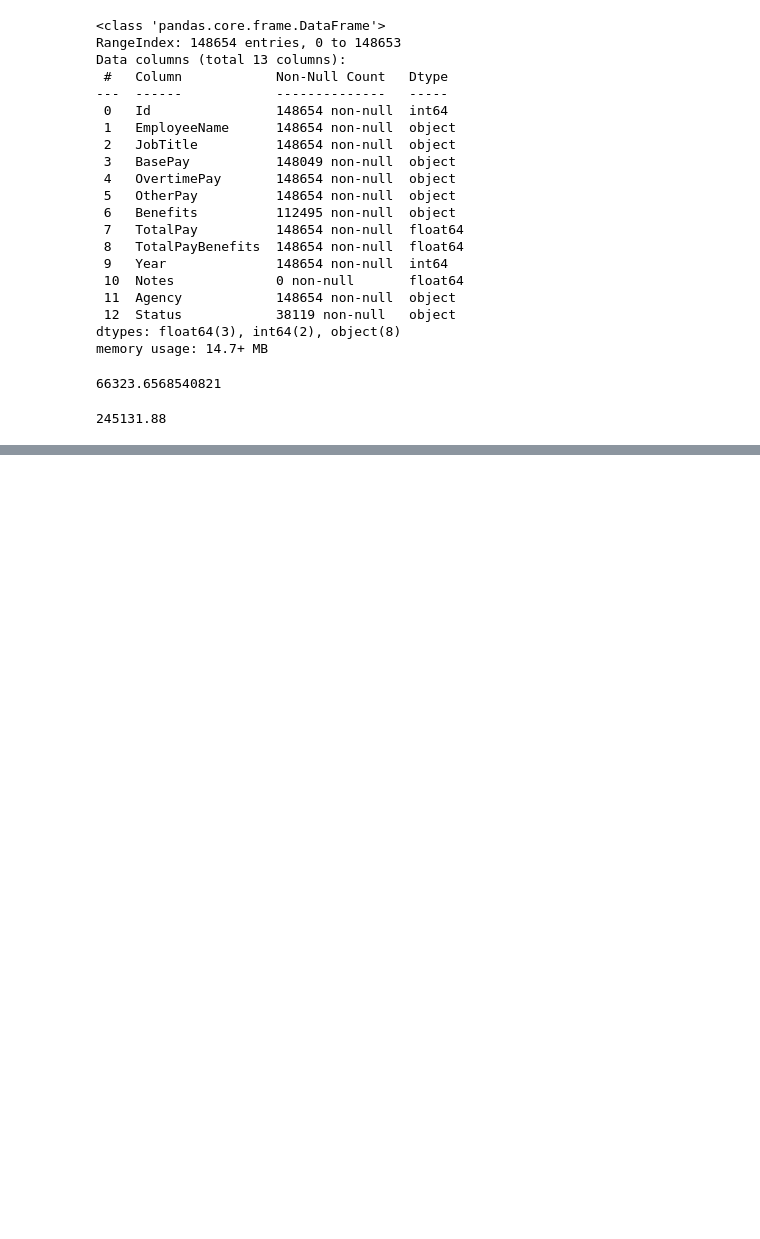
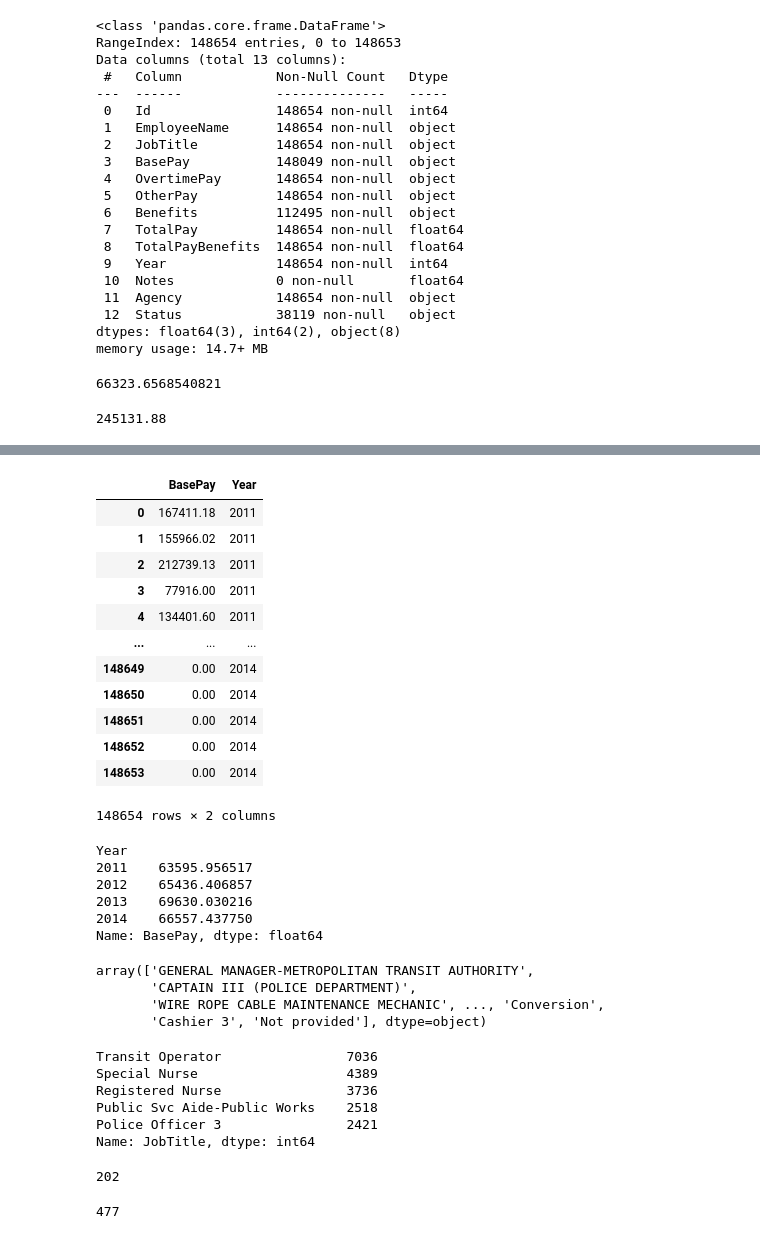
Before and after one commit to yeesem/Python, a Jupyter notebook: Pandas_Exercise.ipynb, the cells around one changed output, grey strips where cells are left out. Drawn from its saved outputs; the diff is of its cells as text; code cells hidden in the pictures; blank space fills up the shorter version.

```diff
--- a/Pandas_Exercise.ipynb
+++ b/Pandas_Exercise.ipynb
@@ -70,0 +169,46 @@ sal[sal['EmployeeName']=='JOSEPH DRISCOLL']
+# %%
+sal[['BasePay','Year']]
+# %% [output]
+|  | BasePay | Year |
+| 0 | 167411.18 | 2011 |
+| 1 | 155966.02 | 2011 |
+| 2 | 212739.13 | 2011 |
+| 3 | 77916.00 | 2011 |
+| 4 | 134401.60 | 2011 |
+| ... | ... | ... |
+| 148649 | 0.00 | 2014 |
+| 148650 | 0.00 | 2014 |
+| 148651 | 0.00 | 2014 |
+| 148652 | 0.00 | 2014 |
+| 148653 | 0.00 | 2014 |
+148654 rows × 2 columns
+# %%
+sal.groupby('Year').mean()['BasePay']
+# %% [output]
+Year
+2011    63595.956517
+2012    65436.406857
+2013    69630.030216
+2014    66557.437750
+Name: BasePay, dtype: float64
+# %%
+sal['JobTitle'].unique()
+# %% [output]
+array(['GENERAL MANAGER-METROPOLITAN TRANSIT AUTHORITY',
+       'CAPTAIN III (POLICE DEPARTMENT)',
+       'WIRE ROPE CABLE MAINTENANCE MECHANIC', ..., 'Conversion',
+       'Cashier 3', 'Not provided'], dtype=object)
+# %%
+#Show the top type job title
+sal['JobTitle'].value_counts().head()
+# %% [output]
+Transit Operator                7036
+Special Nurse                   4389
+Registered Nurse                3736
+Public Svc Aide-Public Works    2518
+Police Officer 3                2421
+Name: JobTitle, dtype: int64
+# %%
+sum(sal[sal['Year']==2013]['JobTitle'].value_counts()==1)
+# %% [output]
+202
@@ -70,0 +221,4 @@ sal[sal['EmployeeName']=='JOSEPH DRISCOLL']
+# %%
+sal['JobTitle'].apply(chief_string).sum()
+# %% [output]
+477
```
Also changed, not shown: parts of 42 cells of this notebook.
